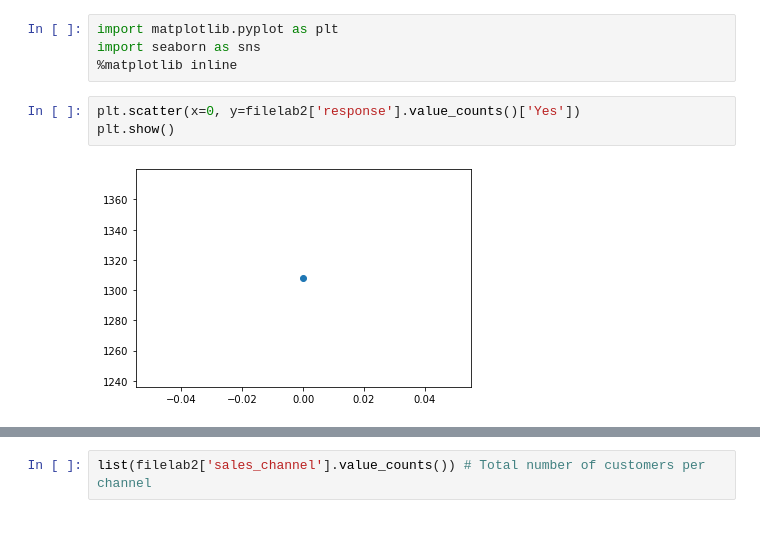
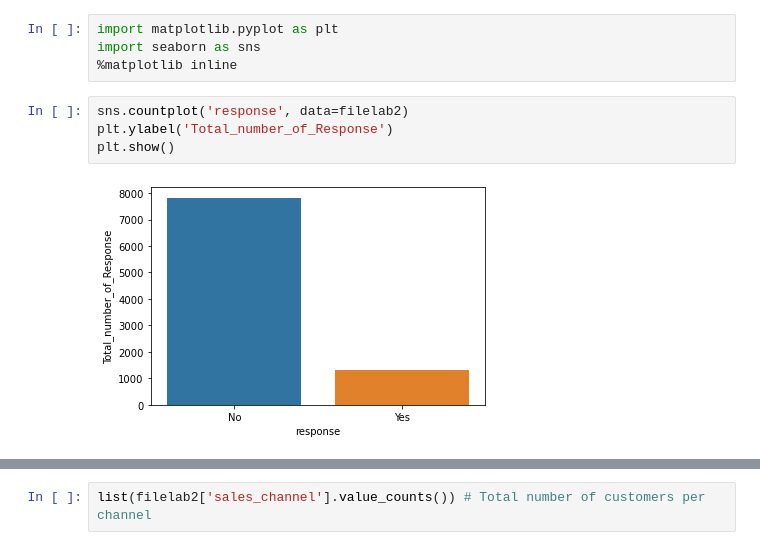
Before and after one commit to mparjcus/IronMarcus, a Jupyter notebook: Lab/CA_Round 2/Lab Customer Analysis Round 2+3+4+5.ipynb, the cells around one changed output, grey strips where cells are left out. Saved outputs shown, nothing was run; the diff lists cells and outputs as text.

```diff
--- a/Lab/CA_Round 2/Lab Customer Analysis Round 2+3.ipynb
+++ b/Lab/CA_Round 2/Lab Customer Analysis Round 2+3+4+5.ipynb
@@ -285,8 +285,9 @@ filelab2['response'].value_counts()['Yes']
 import matplotlib.pyplot as plt
 import seaborn as sns
 %matplotlib inline
-# %%
-plt.scatter(x=0, y=filelab2['response'].value_counts()['Yes'])
-plt.show()
-# %% [output]
-[figure, removed]
+# %%
+sns.countplot('response', data=filelab2)
+plt.ylabel('Total_number_of_Response')
+plt.show()
+# %% [output]
+[figure, added]
```
Also changed, not shown: parts of 16 cells of this notebook, 2 other files.
